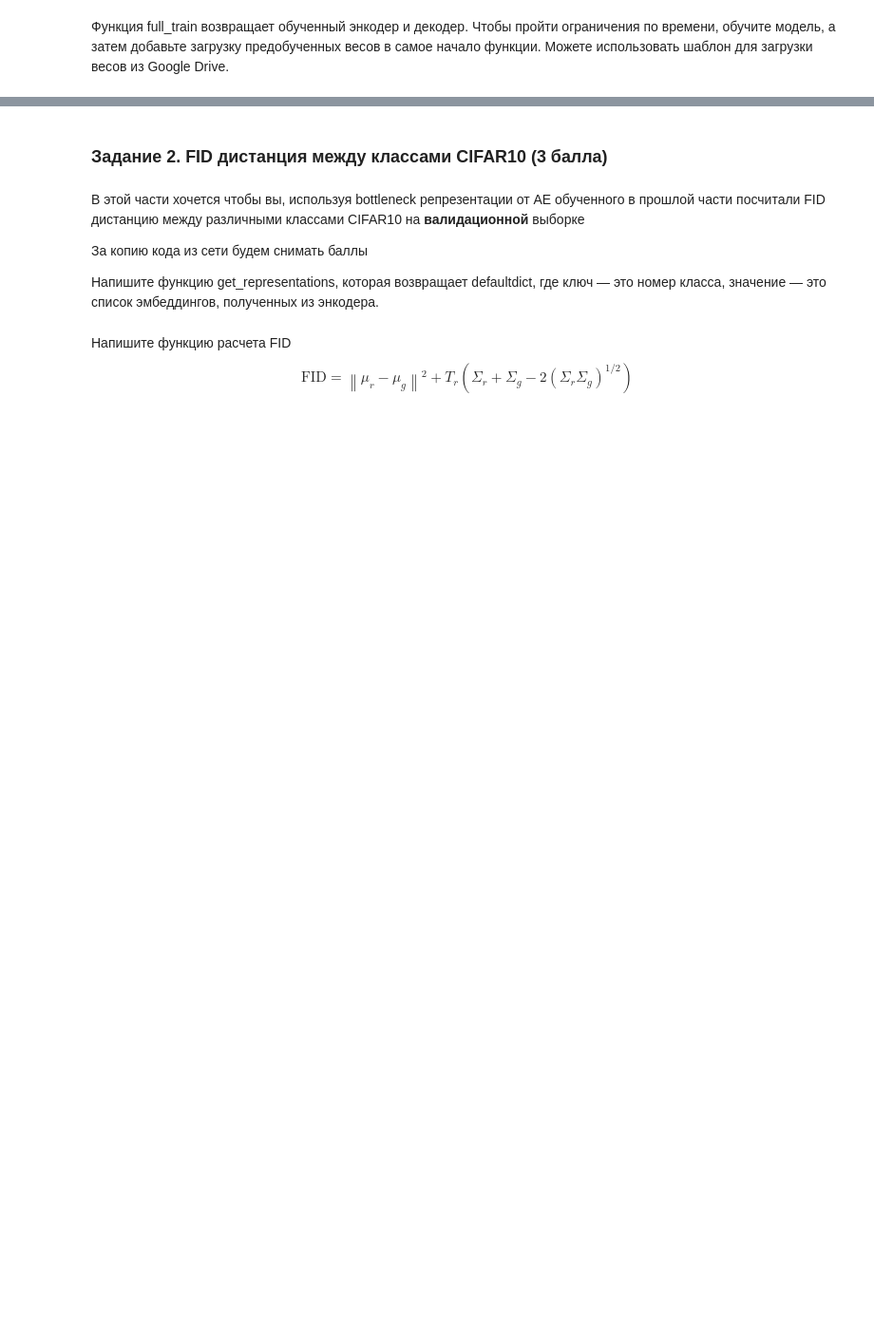
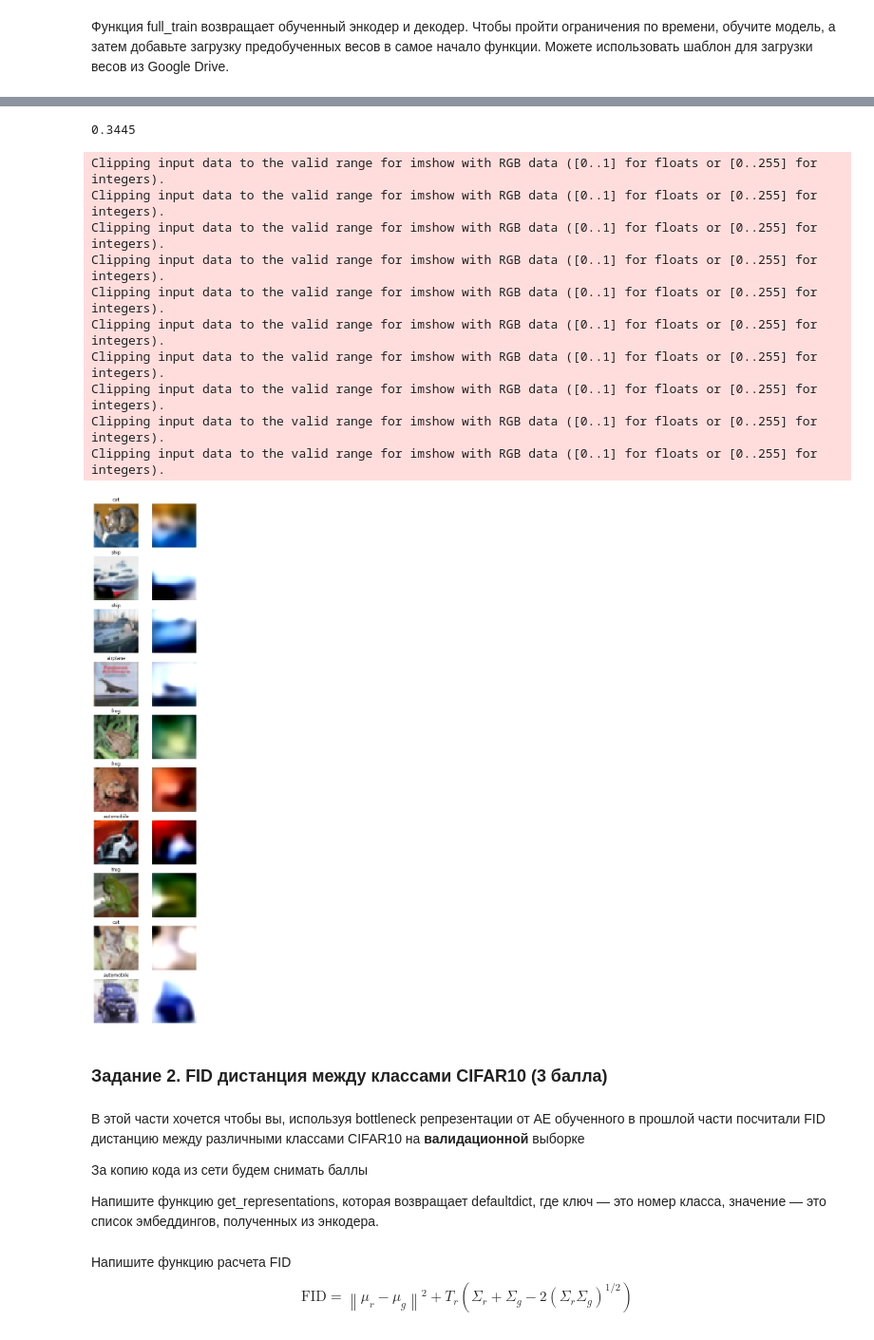
Before and after one commit to SpirinEgor/HSE.gans, a Jupyter notebook: homework_1/hw1_ae_fid_manualgrading.ipynb, the cells around one changed output, grey strips where cells are left out. Shown: that part at 95% size. Drawn from its saved outputs; the diff is of its cells as text; code cells hidden in the pictures; blank space fills up the shorter version.

```diff
--- a/homework_1/hw1_ae_fid_manualgrading.ipynb
+++ b/homework_1/hw1_ae_fid_manualgrading.ipynb
@@ -26,8 +35,8 @@ len(train_dataset), len(val_dataset)
 # %% [markdown]
 Раз мы используем нормализацию картинок, то чтобы их нарисовать - надо их обратно разнормализировать
 # %%
-def denormalize_image(image):
-    return (image + 1) / 2
+def denormalize_image(norm_image):
+    return (norm_image + 1) / 2
 # %%
 text_labels = ["airplane", "automobile", "bird", "cat", "deer", "dog", "frog", "horse", "ship", "truck"]
 plt.figure(figsize=(10, 10))
@@ -76,13 +119,21 @@ assert encoder(noise).view(-1).shape[0] < 1 * 3 * 32 * 32
-# %%
-class Decoder(nn.Module):
-    def __init__(self):
-        super().__init__()
-        # YOUR CODE HERE
-        raise NotImplementedError()
-
-    def forward(self, x):
-        # YOUR CODE HERE
-        raise NotImplementedError()
+# %%
+class Decoder(nn.Module):
+    def __init__(self, latent_dim: int = 128, h_channels: int = 128):
+        super().__init__()
+        self.linear = nn.Linear(latent_dim, h_channels * 2 * 2)
+        self.h_channels = h_channels
+        self.blocks = nn.Sequential(
+            DenoisingBlock(h_channels, h_channels, upsample=True),
+            DenoisingBlock(h_channels, h_channels, upsample=True),
+            DenoisingBlock(h_channels, h_channels, upsample=True),
+            DenoisingBlock(h_channels, h_channels, upsample=True),
+            DenoisingBlock(h_channels, 3).conv,
+        )
+
+    def forward(self, images: torch.Tensor) -> torch.Tensor:
+        sized = self.linear(images)
+        sized = sized.view(-1, self.h_channels, 2, 2)
+        return self.blocks(sized)
 # %%
 decoder = Decoder()
 noise = torch.rand(1, 3, 32, 32)
@@ -210,0 +310,5 @@ encoder, decoder = full_train(device, train_loader, val_loader)
+# %%
+encoder = Encoder().to(device)
+encoder.load_state_dict(torch.load(join("weights", "encoder.pth"), map_location=device))
+decoder = Decoder().to(device)
+decoder.load_state_dict(torch.load(join("weights", "decoder.pth"), map_location=device))
@@ -214,21 +332,37 @@ assert score > 0.34
+# %%
+score
+# %% [output]
+0.3445
 # %%
 encoder.eval()
 decoder.eval()
 plt.figure(figsize=(5, 25))
-for index, (image, label) in enumerate(val_loader):
+for index, (image, label) in enumerate(val_dataset):
     plt.subplot(10, 2, index * 2 + 1)
-    plt.imshow(denormalize_image(image)[0].permute(1, 2, 0))
+    plt.imshow(denormalize_image(image).permute(1, 2, 0))
     plt.axis("off")
     plt.title(text_labels[label])
     plt.subplot(10, 2, index * 2 + 2)
     image = image.to(device)
     with torch.no_grad():
-        emb = encoder(image)
+        emb = encoder(image.unsqueeze(0))
         rec = decoder(emb).cpu()
     plt.imshow(denormalize_image(rec)[0].permute(1, 2, 0))
     plt.axis("off")
     if index == 9:
         break
+# %% [output]
+Clipping input data to the valid range for imshow with RGB data ([0..1] for floats or [0..255] for integers).
+Clipping input data to the valid range for imshow with RGB data ([0..1] for floats or [0..255] for integers).
+Clipping input data to the valid range for imshow with RGB data ([0..1] for floats or [0..255] for integers).
+Clipping input data to the valid range for imshow with RGB data ([0..1] for floats or [0..255] for integers).
+Clipping input data to the valid range for imshow with RGB data ([0..1] for floats or [0..255] for integers).
+Clipping input data to the valid range for imshow with RGB data ([0..1] for floats or [0..255] for integers).
+Clipping input data to the valid range for imshow with RGB data ([0..1] for floats or [0..255] for integers).
+Clipping input data to the valid range for imshow with RGB data ([0..1] for floats or [0..255] for integers).
+Clipping input data to the valid range for imshow with RGB data ([0..1] for floats or [0..255] for integers).
+Clipping input data to the valid range for imshow with RGB data ([0..1] for floats or [0..255] for integers).
+[figure, added]
 # %% [markdown]
 ### Задание 2. FID дистанция между классами CIFAR10 (3 балла)
 # %% [markdown]
```
Also changed, not shown: parts of 36 cells of this notebook.
